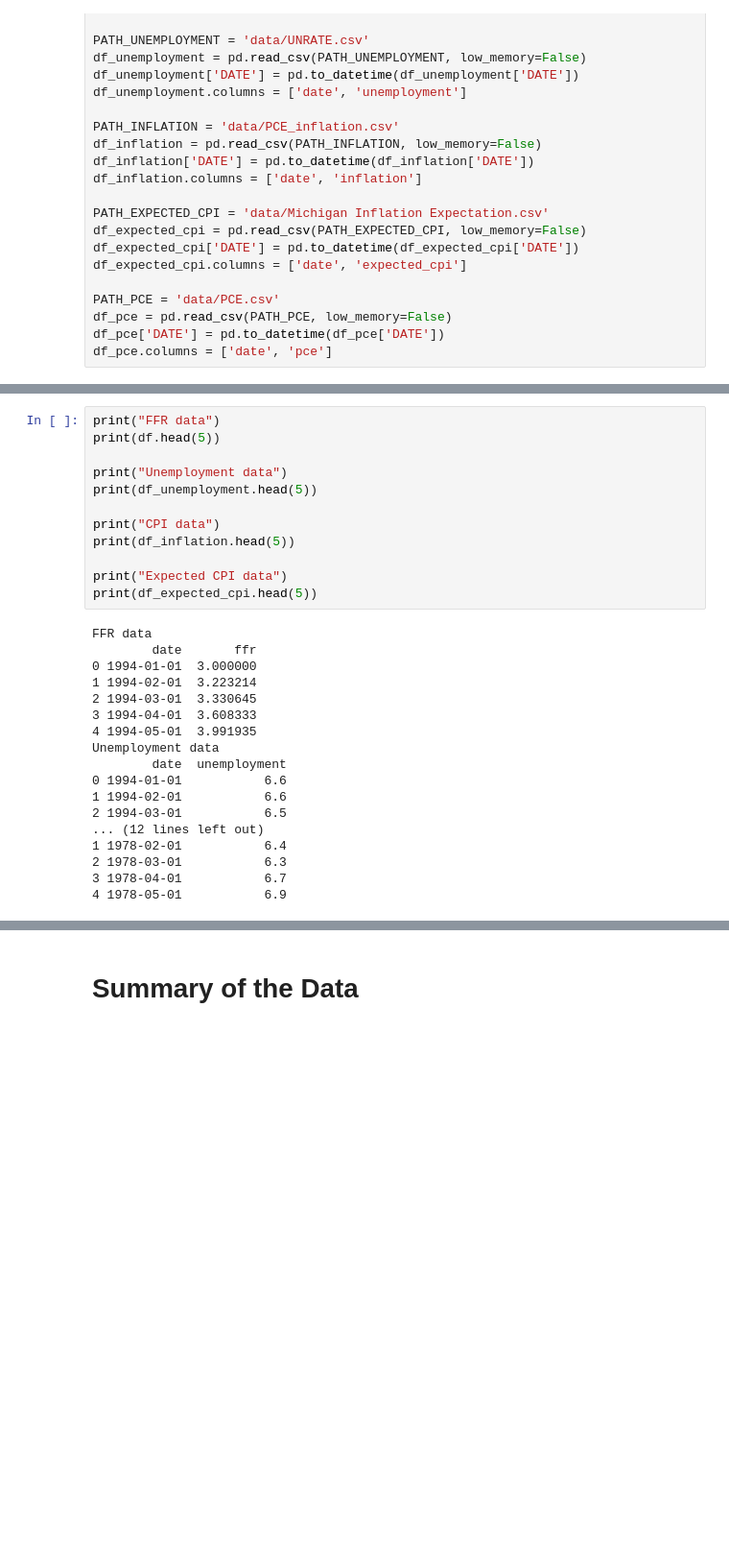
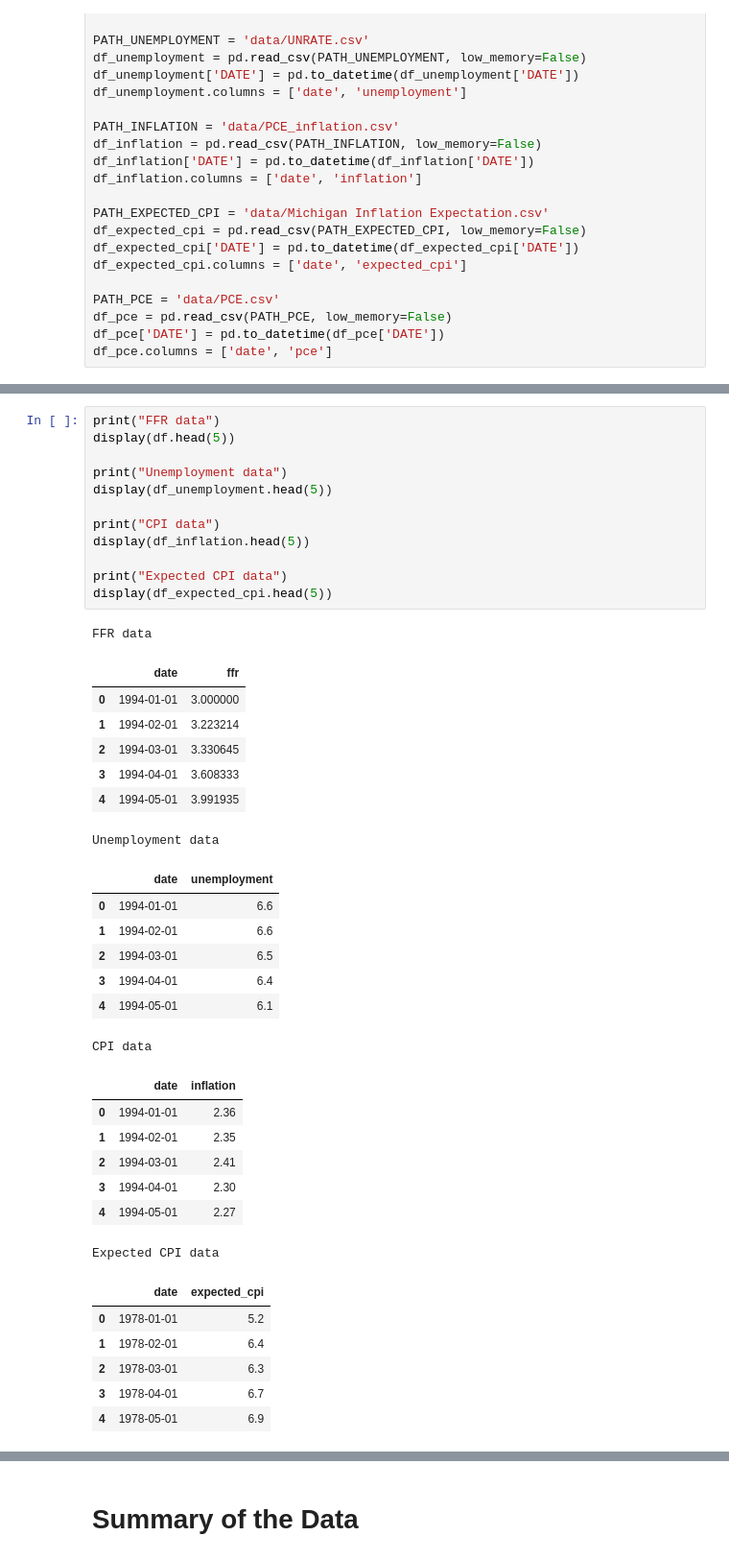
Before and after one commit to brianlzhou/109a-project, a Jupyter notebook: milestone4.ipynb, the cells around one changed output, grey strips where cells are left out. Shown at 96% size. Cells and saved outputs as stored; diff of their text form; blank space fills up the shorter version.

```diff
--- a/milestone4.ipynb
+++ b/milestone4.ipynb
@@ -72,33 +67,44 @@ dtype: int64
 # %%
 print("FFR data")
-print(df.head(5))
+display(df.head(5))
 
 print("Unemployment data")
-print(df_unemployment.head(5))
+display(df_unemployment.head(5))
 
 print("CPI data")
-print(df_inflation.head(5))
+display(df_inflation.head(5))
 
 print("Expected CPI data")
-print(df_expected_cpi.head(5))
+display(df_expected_cpi.head(5))
 # %% [output]
 FFR data
-        date       ffr
-0 1994-01-01  3.000000
-1 1994-02-01  3.223214
-2 1994-03-01  3.330645
-3 1994-04-01  3.608333
-4 1994-05-01  3.991935
-Unemployment data
-        date  unemployment
-0 1994-01-01           6.6
-1 1994-02-01           6.6
-2 1994-03-01           6.5
-... (12 lines left out)
-1 1978-02-01           6.4
-2 1978-03-01           6.3
-3 1978-04-01           6.7
-4 1978-05-01           6.9
+|  | date | ffr |
+| 0 | 1994-01-01 | 3.000000 |
+| 1 | 1994-02-01 | 3.223214 |
+| 2 | 1994-03-01 | 3.330645 |
+| 3 | 1994-04-01 | 3.608333 |
+| 4 | 1994-05-01 | 3.991935 |
+Unemployment data
+|  | date | unemployment |
+| 0 | 1994-01-01 | 6.6 |
+| 1 | 1994-02-01 | 6.6 |
+| 2 | 1994-03-01 | 6.5 |
+| 3 | 1994-04-01 | 6.4 |
+| 4 | 1994-05-01 | 6.1 |
+CPI data
+|  | date | inflation |
+| 0 | 1994-01-01 | 2.36 |
+| 1 | 1994-02-01 | 2.35 |
+| 2 | 1994-03-01 | 2.41 |
+| 3 | 1994-04-01 | 2.30 |
+| 4 | 1994-05-01 | 2.27 |
+Expected CPI data
+|  | date | expected_cpi |
+| 0 | 1978-01-01 | 5.2 |
+| 1 | 1978-02-01 | 6.4 |
+| 2 | 1978-03-01 | 6.3 |
+| 3 | 1978-04-01 | 6.7 |
+| 4 | 1978-05-01 | 6.9 |
 # %%
 df['ffr_1m_change'] = df['ffr'] - df['ffr'].shift(1)  # 1-month change
 # df['ffr_3m_change'] = df['ffr'] - df['ffr'].shift(3)  # 3-month change
```
Also changed, not shown: parts of 5 cells of this notebook.
